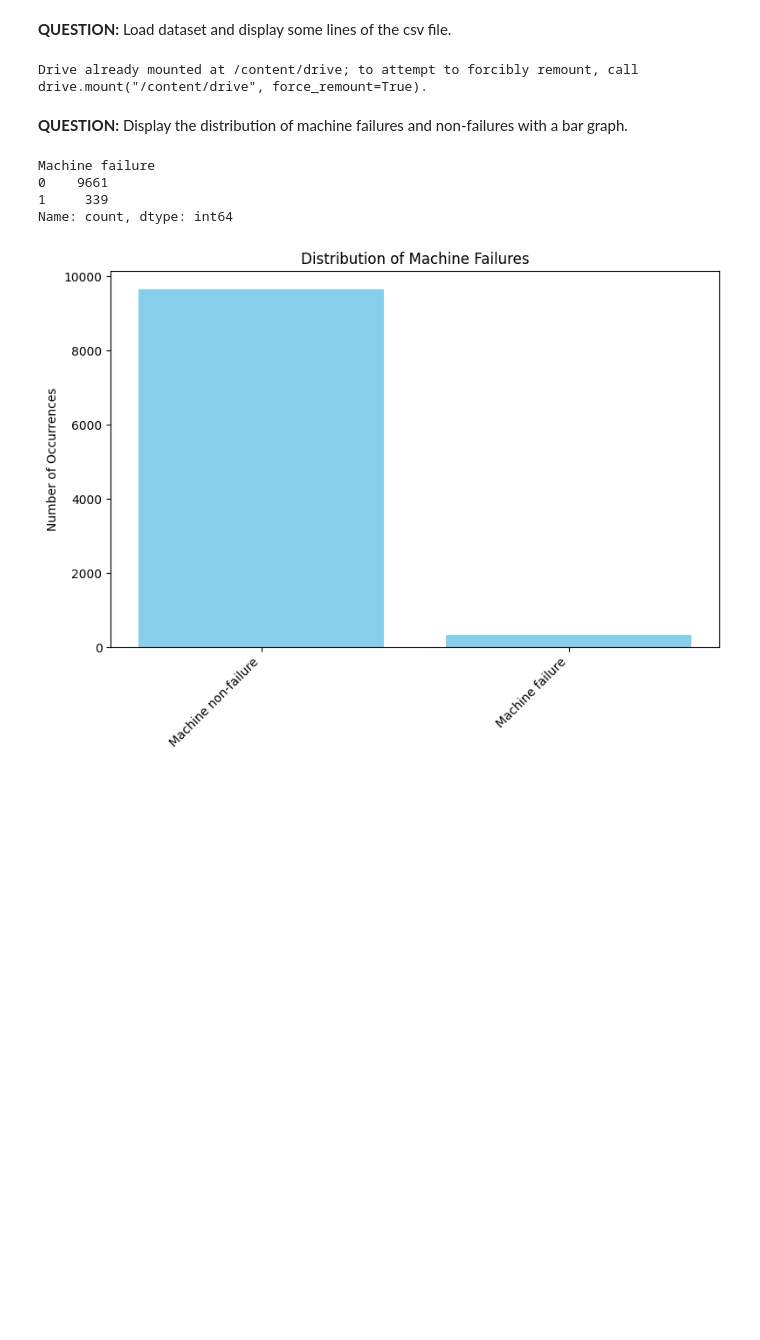
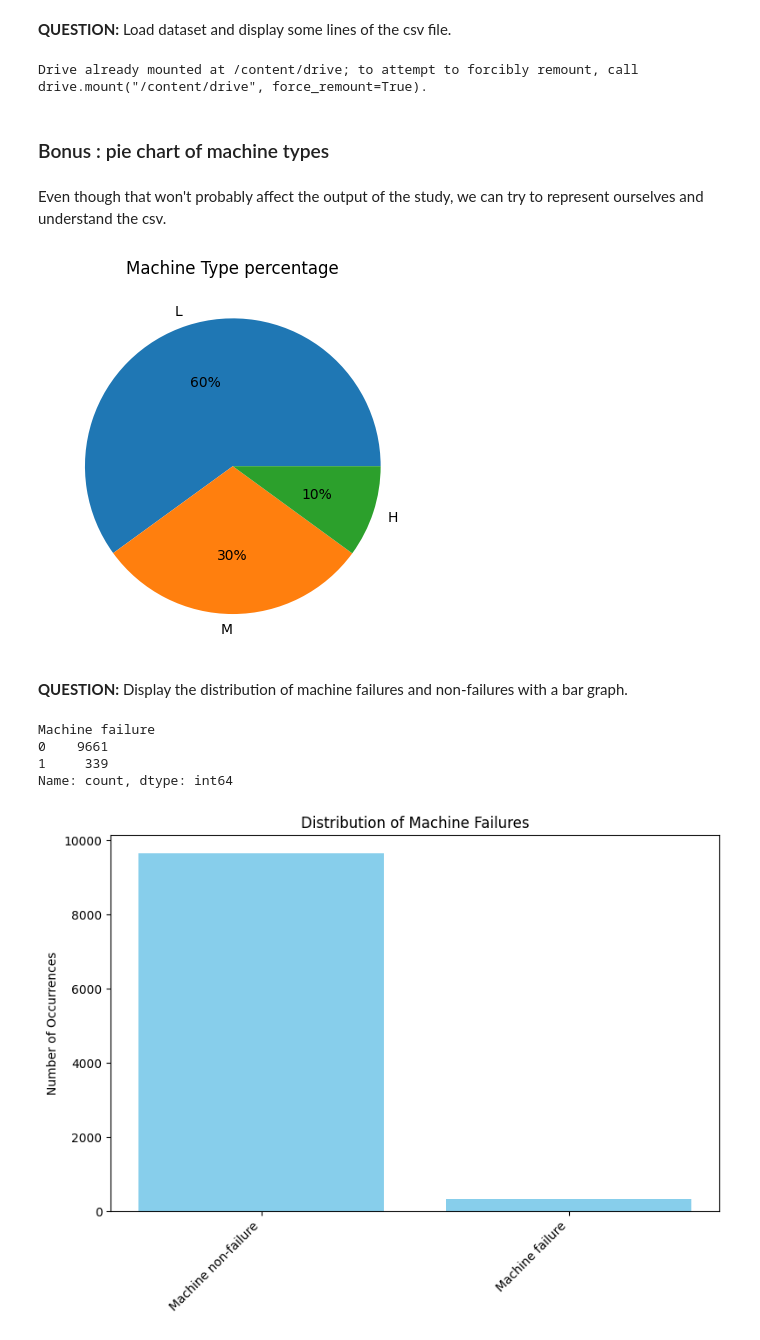
Before and after one commit to ChloeLarroze/STM32_Embedded_AI, a Jupyter notebook: TP_IA_EMBARQUEE.ipynb, the cells around one changed output. Cells and saved outputs as stored; diff of their text form; code cells hidden in the pictures; blank space fills up the shorter version.

```diff
--- a/TP_IA_EMBARQUEE.ipynb
+++ b/TP_IA_EMBARQUEE.ipynb
@@ -73,6 +74,21 @@ drive.mount('/content/drive')
 data = pd.read_csv("/content/drive/MyDrive/embedded/data/ai4i2020.csv")
 # %% [output]
 Drive already mounted at /content/drive; to attempt to forcibly remount, call drive.mount("/content/drive", force_remount=True).
+# %% [markdown]
+### Bonus : pie chart of machine types
+# %% [markdown]
+Even though that won't probably affect the output of the study, we can try to represent ourselves and understand the csv.
+# %%
+# Pie chart of Type percentage
+value = data['Type'].value_counts()
+Type_percentage = 100*value/data.Type.shape[0]
+labels = Type_percentage.index.array
+x = Type_percentage.array
+plt.pie(x, labels = labels, colors=sns.color_palette('tab10')[0:3], autopct='%.0f%%')
+plt.title('Machine Type percentage')
+plt.show()
+# %% [output]
+[figure, added]
 # %% [markdown]
 **QUESTION:** Display the distribution of machine failures and non-failures with a bar graph.
 # %%
```
Also changed, not shown: parts of 21 cells of this notebook, 2 other files.
